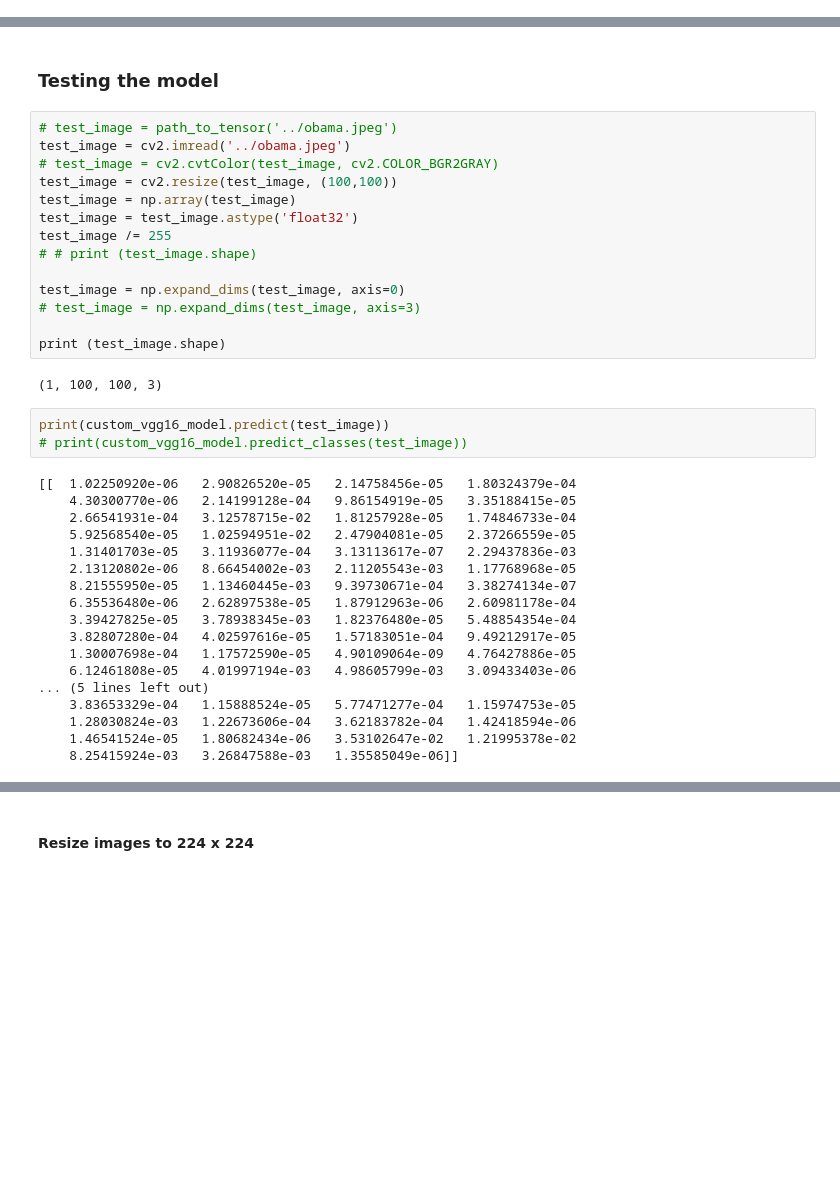
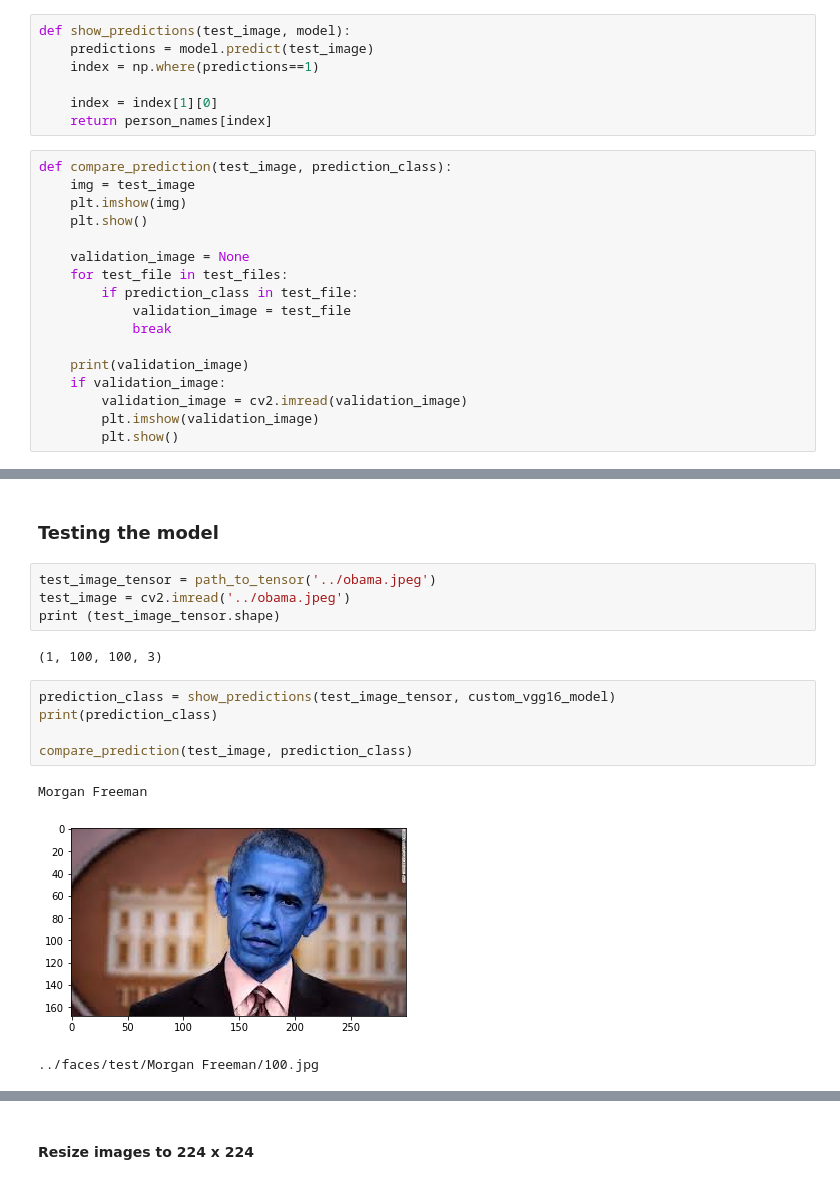
Before and after one commit to gutomcosta/who-is-in-the-photo, a Jupyter notebook: exploratory-analysis/deep-learning-model.ipynb, the cells around one changed output, grey strips where cells are left out. Saved outputs shown, nothing was run; the diff lists cells and outputs as text; blank space fills up the shorter version.

```diff
--- a/exploratory-analysis/deep-learning-model.ipynb
+++ b/exploratory-analysis/deep-learning-model.ipynb
@@ -132,3 +151,27 @@ def get_featuresmaps(model, layer_index, X_batch):
+# %%
+def show_predictions(test_image, model):
+    predictions = model.predict(test_image)
+    index = np.where(predictions==1)
+
+    index = index[1][0]
+    return person_names[index]
+# %%
+def compare_prediction(test_image, prediction_class):
+    img = test_image
+    plt.imshow(img)
+    plt.show()
+
+    validation_image = None
+    for test_file in test_files:
+        if prediction_class in test_file:
+            validation_image = test_file
+            break
+
+    print(validation_image)
+    if validation_image:
+        validation_image = cv2.imread(validation_image)
+        plt.imshow(validation_image)
+        plt.show()
 # %% [markdown]
 ### VGG16s
 
@@ -233,40 +280,18 @@ print(scores)
 [0.65097487194413117, 0.85230547138181134]
 # %% [markdown]
 ### Testing the model
-# %%
-# test_image = path_to_tensor('../obama.jpeg')
-test_image = cv2.imread('../obama.jpeg')
-# test_image = cv2.cvtColor(test_image, cv2.COLOR_BGR2GRAY)
-test_image = cv2.resize(test_image, (100,100))
-test_image = np.array(test_image)
-test_image = test_image.astype('float32')
-test_image /= 255
-# # print (test_image.shape)
-
-test_image = np.expand_dims(test_image, axis=0)
-# test_image = np.expand_dims(test_image, axis=3)
-
-print (test_image.shape)
-# %% [output]
-(1, 100, 100, 3)
-# %%
-print(custom_vgg16_model.predict(test_image))
-# print(custom_vgg16_model.predict_classes(test_image))
-# %% [output]
-[[  1.02250920e-06   2.90826520e-05   2.14758456e-05   1.80324379e-04
-    4.30300770e-06   2.14199128e-04   9.86154919e-05   3.35188415e-05
-    2.66541931e-04   3.12578715e-02   1.81257928e-05   1.74846733e-04
-    5.92568540e-05   1.02594951e-02   2.47904081e-05   2.37266559e-05
-    1.31401703e-05   3.11936077e-04   3.13113617e-07   2.29437836e-03
-    2.13120802e-06   8.66454002e-03   2.11205543e-03   1.17768968e-05
-    8.21555950e-05   1.13460445e-03   9.39730671e-04   3.38274134e-07
-    6.35536480e-06   2.62897538e-05   1.87912963e-06   2.60981178e-04
-    3.39427825e-05   3.78938345e-03   1.82376480e-05   5.48854354e-04
-    3.82807280e-04   4.02597616e-05   1.57183051e-04   9.49212917e-05
-    1.30007698e-04   1.17572590e-05   4.90109064e-09   4.76427886e-05
-    6.12461808e-05   4.01997194e-03   4.98605799e-03   3.09433403e-06
-... (5 lines left out)
-    3.83653329e-04   1.15888524e-05   5.77471277e-04   1.15974753e-05
-    1.28030824e-03   1.22673606e-04   3.62183782e-04   1.42418594e-06
-    1.46541524e-05   1.80682434e-06   3.53102647e-02   1.21995378e-02
-    8.25415924e-03   3.26847588e-03   1.35585049e-06]]
+# %%
+test_image_tensor = path_to_tensor('../obama.jpeg')
+test_image = cv2.imread('../obama.jpeg')
+print (test_image_tensor.shape)
+# %% [output]
+(1, 100, 100, 3)
+# %%
+prediction_class = show_predictions(test_image_tensor, custom_vgg16_model)
+print(prediction_class)
+
+compare_prediction(test_image, prediction_class)
+# %% [output]
+Morgan Freeman
+[figure, added]
+../faces/test/Morgan Freeman/100.jpg
```
Also changed, not shown: parts of 35 cells of this notebook.
